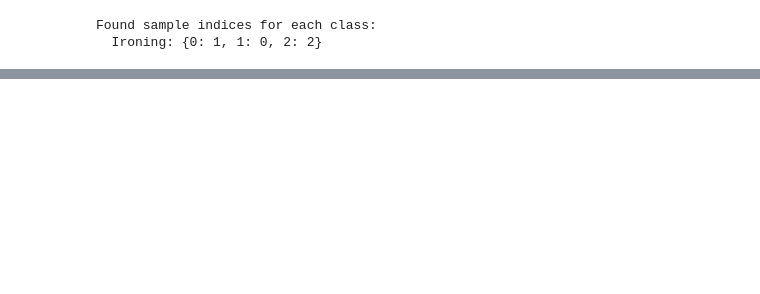
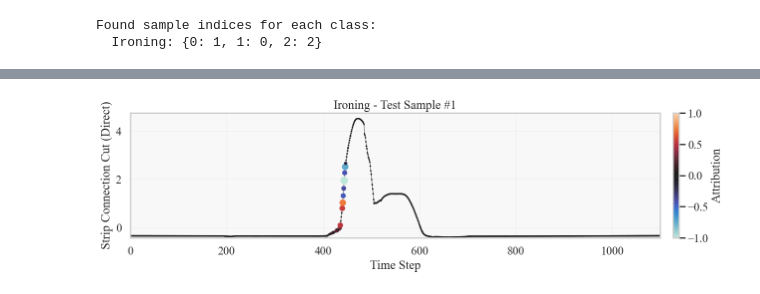
Before and after one commit to felixdivo/sheet-metal-forming-measurement-comparison, a Jupyter notebook: eval_models.ipynb, the cells around one changed output, grey strips where cells are left out. Saved outputs shown, nothing was run; the diff lists cells and outputs as text; code cells hidden in the pictures; blank space fills up the shorter version.

```diff
--- a/eval_models.ipynb
+++ b/eval_models.ipynb
@@ -1084,0 +1235,98 @@ Saved colored time series plot to /workspaces/sheet-metal-forming-measurement-co
+# %%
+# Attribution Visualization: Single Sample Scatter Plots
+# Generate plots for the first 10 test samples
+
+for target_name in normalized_attributions.keys():
+    attr_data = normalized_attributions[target_name]
+
+    # Get SIGNED attribution data
+    all_attr_signed = attr_data['all_signed'].numpy()
+
+    # Determine y-axis label
+    is_single_signal = len(signal_only_channels_readable) == 1
+    y_label = signal_only_channels_readable[0] if is_single_signal else 'Signal Value'
+
+    # Size parameters for scatter points
+    MIN_SIZE = 5
+    MAX_SIZE = 120
+
+    # Create subfolder for individual sample plots
+    samples_folder = plot_path / "attribution_samples"
+    samples_folder.mkdir(parents=True, exist_ok=True)
+
+    # Loop through first 10 test samples
+    for sample_num in range(10):
+        sample_idx = sample_num  # Direct index into test set
+
+        # Create figure with colorbar
+        fig, ax = plt.subplots(figsize=(14, 4))
+
+        # Get the actual signal data for this sample
+        sample_data = data_module.test_dataset[sample_idx]['data'].numpy()
+
+        # Get the SIGNED attribution for this sample
+        sample_attr_signed = all_attr_signed[sample_idx]
+
+        # Find global min/max for y-axis
+        y_min = sample_data.min()
+        y_max = sample_data.max()
+
+        # Plot each signal
+        for signal_idx, signal_name in enumerate(signal_only_channels_readable):
+            signal_values = sample_data[signal_idx]
+            signal_attr_signed = sample_attr_signed[signal_idx]
+
+            time_points = np.arange(len(signal_values))
+
+            # Plot the signal as a thin black line (background)
+            ax.plot(time_points, signal_values, color='black', linewidth=1.0,
+                    alpha=0.5, zorder=1)
+
+            # Normalize signed attributions symmetrically around zero (for COLOR)
+            attr_max_abs = np.abs(sample_attr_signed).max() + 1e-9
+            attr_normalized = signal_attr_signed / attr_max_abs
+            attr_normalized = np.clip(attr_normalized, -1.0, 1.0)
+
+            # Compute sizes based on absolute attribution magnitude
+            attr_abs_normalized = np.abs(attr_normalized)
+            point_sizes = MIN_SIZE + attr_abs_normalized * (MAX_SIZE - MIN_SIZE)
+
+            # Single scatter layer with solid, opaque markers
+            scatter = ax.scatter(
+                time_points, signal_values,
+                c=attr_normalized,
+                cmap='icefire',
+                norm=plt.Normalize(-1.0, 1.0),
+                s=point_sizes,
+                marker='o',
+                alpha=1.0,
+                zorder=2,
+                edgecolors='none'
+            )
+
+        # Set axis limits
+        ax.set_xlim(0, len(time_points) - 1)
+        ax.set_ylim(y_min * 1.05, y_max * 1.05)
+
+        ax.set_title(f'{target_name} - Test Sample #{sample_num + 1}')
+        ax.set_xlabel('Time Step')
+        ax.set_ylabel(y_label)
+        ax.set_facecolor('#f8f8f8')
+        ax.grid(True, alpha=0.3, linewidth=0.5)
+
+        # Add colorbar
+        cbar = fig.colorbar(scatter, ax=ax, pad=0.02)
+        cbar.set_label('Attribution')
+
+        plt.tight_layout()
+
+        # Save the plot to subfolder
+        filename_base = f"sample{sample_num + 1}_{target_name.lower().replace(' ', '_')}"
+        plt.savefig(samples_folder / f"{filename_base}.pdf",
+                    bbox_inches='tight', pad_inches=0, dpi=300)
+        plt.savefig(samples_folder / f"{filename_base}.png",
+                    bbox_inches='tight', pad_inches=0, dpi=150)
+        print(f"Saved scatter plot to {samples_folder / filename_base}.pdf")
+
+        plt.show()
+# %% [output]
@@ -1084,0 +1334 @@ Saved colored time series plot to /workspaces/sheet-metal-forming-measurement-co
+[figure, added]
```
Also changed, not shown: parts of 11 cells of this notebook, 3 other files.
